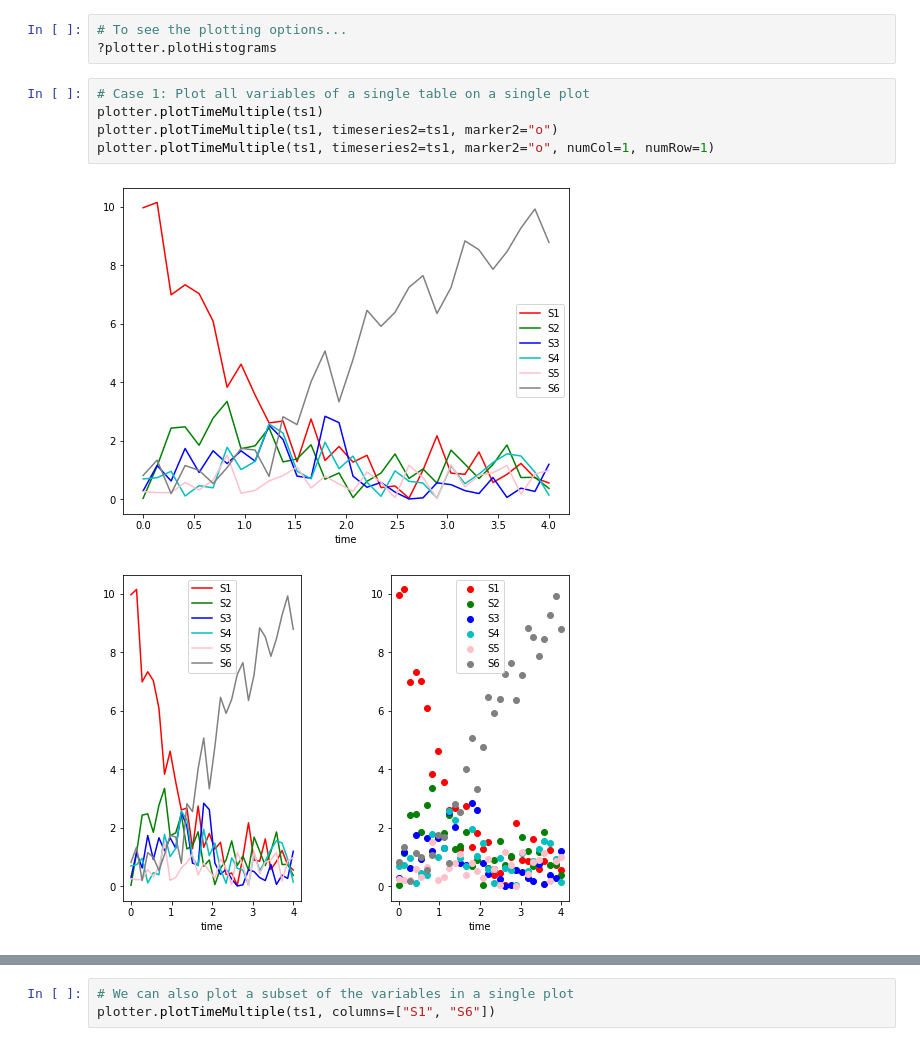
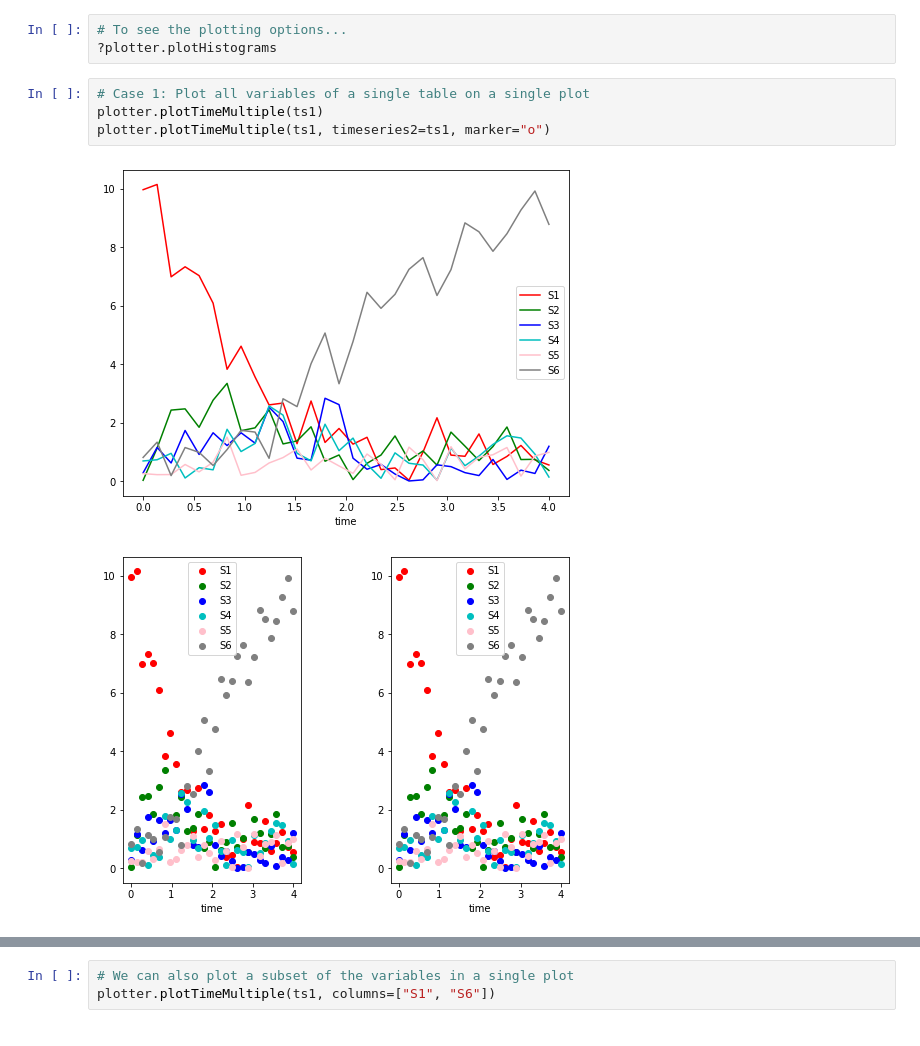
Before and after one commit to sys-bio/teUtils, a Jupyter notebook: teUtils/notebooks/Tutorial on Utilities for Model Fitting.ipynb, the cells around one changed output, grey strips where cells are left out. Cells and saved outputs as stored; diff of their text form.

Commit message:
More flexible plot options.

```diff
--- a/teUtils/notebooks/Tutorial on Utilities for Model Fitting.ipynb
+++ b/teUtils/notebooks/Tutorial on Utilities for Model Fitting.ipynb
@@ -381,8 +381,7 @@ plotter = TimeseriesPlotter()
 # %%
 # Case 1: Plot all variables of a single table on a single plot
 plotter.plotTimeMultiple(ts1)
-plotter.plotTimeMultiple(ts1, timeseries2=ts1, marker2="o")
-plotter.plotTimeMultiple(ts1, timeseries2=ts1, marker2="o", numCol=1, numRow=1)
+plotter.plotTimeMultiple(ts1, timeseries2=ts1, marker="o")
 # %% [output]
 [figure]
-[figure, old version]
+[figure, new version]
```
Also changed, not shown: parts of 14 cells of this notebook, 7 other files.
